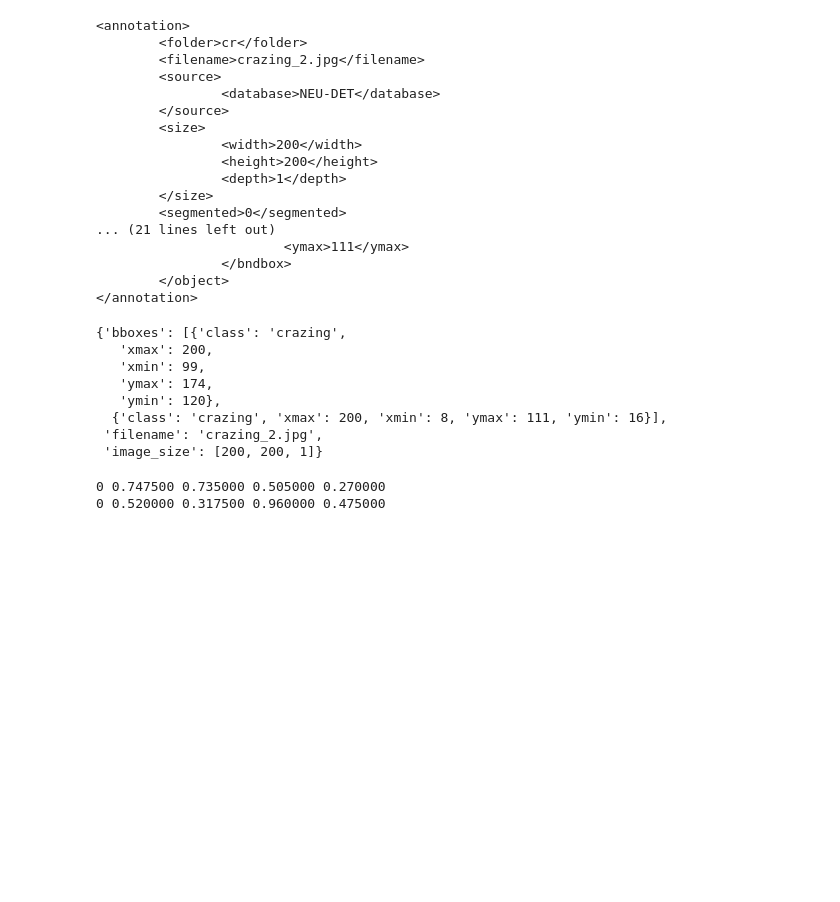
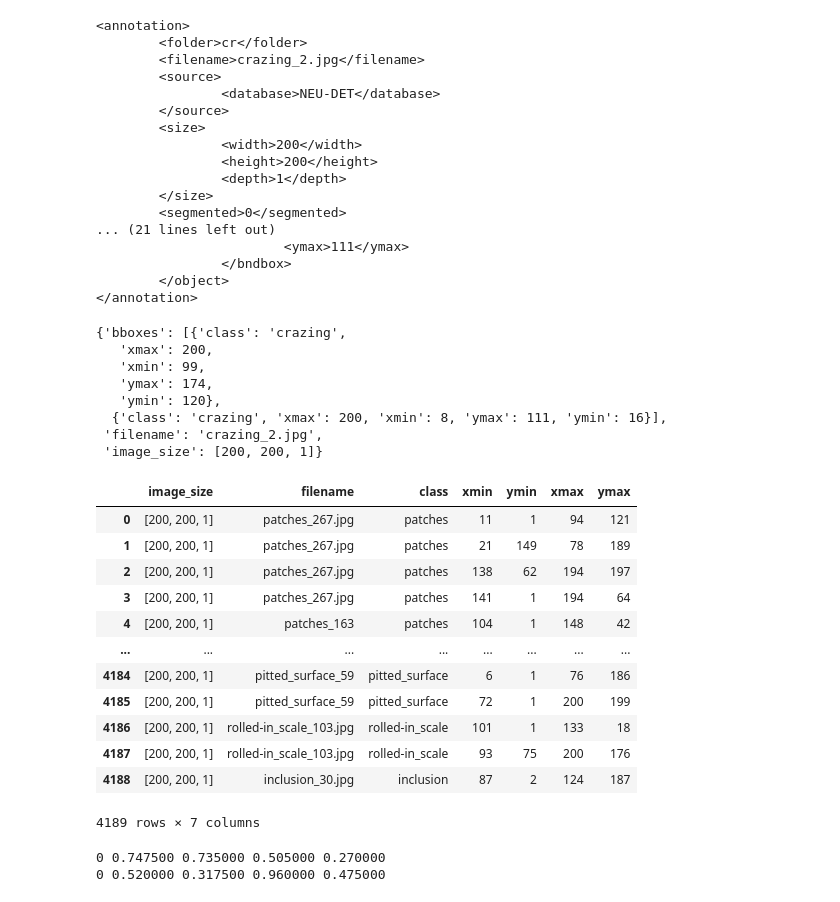
Before and after one commit to LapTQ/surface_defect_detection, a Jupyter notebook: surface_defect_detection.ipynb, the cells around one changed output. Saved outputs shown, nothing was run; the diff lists cells and outputs as text; code cells hidden in the pictures; blank space fills up the shorter version.

```diff
--- a/surface_defect_detection.ipynb
+++ b/surface_defect_detection.ipynb
@@ -120,3 +113,37 @@ from pathlib import Path
+# %%
+# EDA
+import pandas as pd
+
+info_list = []
+for xml_path in Path('surface_defect_detection/NEU-DET/ANNOTATIONS').glob('*.xml'):
+    info = extract_info_from_xml(xml_path)
+    for bbox in info['bboxes']:
+        info_list.append(
+            {'image_size': info['image_size'],
+             'filename': info['filename'],
+             'class': bbox['class'],
+             'xmin': bbox['xmin'],
+             'ymin': bbox['ymin'],
+             'xmax': bbox['xmax'],
+             'ymax': bbox['ymax']}
+        )
+
+len(info_list)
+pd.DataFrame.from_dict(info_list)
+# %% [output]
+|  | image_size | filename | class | xmin | ymin | xmax | ymax |
+| 0 | [200, 200, 1] | patches_267.jpg | patches | 11 | 1 | 94 | 121 |
+| 1 | [200, 200, 1] | patches_267.jpg | patches | 21 | 149 | 78 | 189 |
+| 2 | [200, 200, 1] | patches_267.jpg | patches | 138 | 62 | 194 | 197 |
+| 3 | [200, 200, 1] | patches_267.jpg | patches | 141 | 1 | 194 | 64 |
+| 4 | [200, 200, 1] | patches_163 | patches | 104 | 1 | 148 | 42 |
+| ... | ... | ... | ... | ... | ... | ... | ... |
+| 4184 | [200, 200, 1] | pitted_surface_59 | pitted_surface | 6 | 1 | 76 | 186 |
+| 4185 | [200, 200, 1] | pitted_surface_59 | pitted_surface | 72 | 1 | 200 | 199 |
+| 4186 | [200, 200, 1] | rolled-in_scale_103.jpg | rolled-in_scale | 101 | 1 | 133 | 18 |
+| 4187 | [200, 200, 1] | rolled-in_scale_103.jpg | rolled-in_scale | 93 | 75 | 200 | 176 |
+| 4188 | [200, 200, 1] | inclusion_30.jpg | inclusion | 87 | 2 | 124 | 187 |
+4189 rows × 7 columns
 # %%
 def get_class_name(annotations_dir):
     class_name = set()
```
Also changed, not shown: parts of 5 cells of this notebook.
